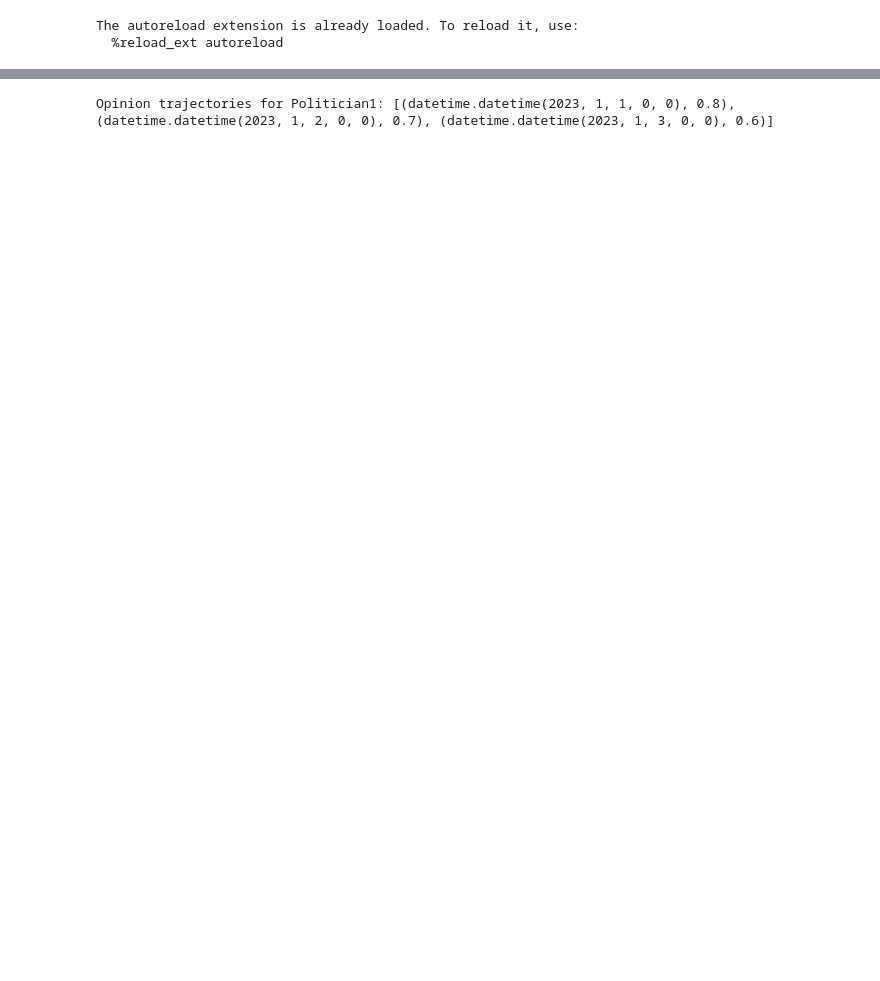
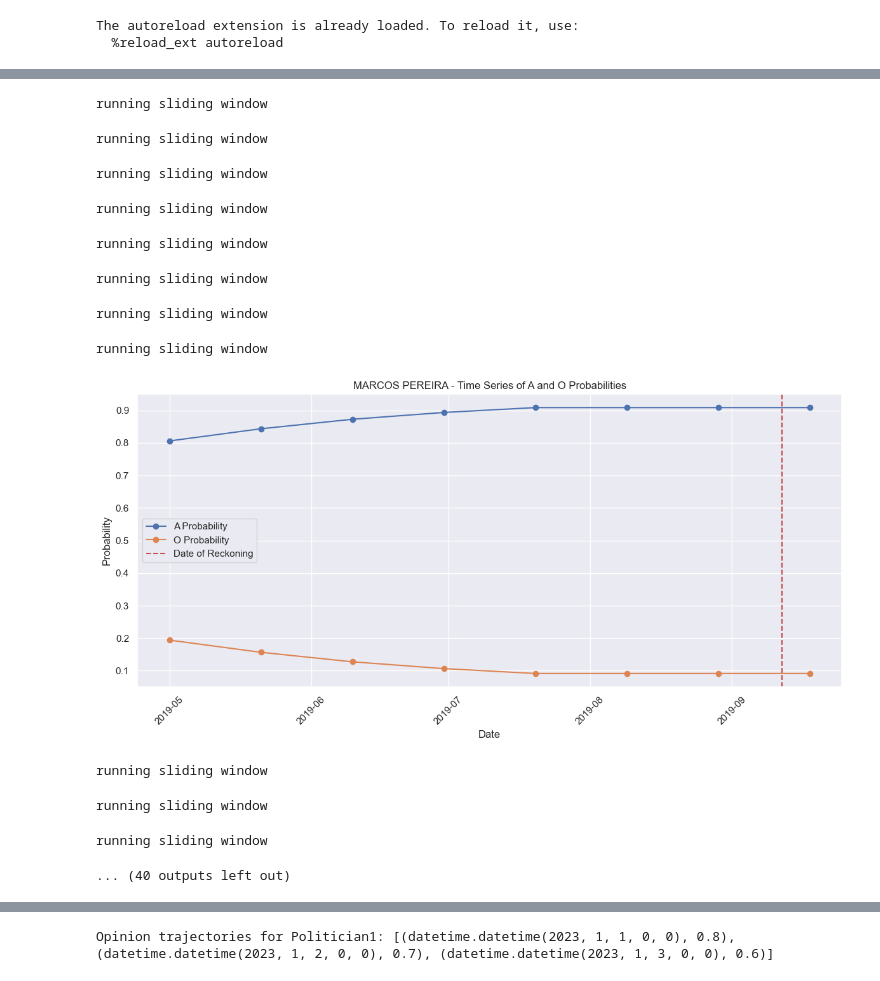
Before and after one commit to JoaoRibeiroMedeiros/political, a Jupyter notebook: notebooks/01-ProbabilityTests.ipynb, the cells around one changed output, grey strips where cells are left out. Drawn from its saved outputs; the diff is of its cells as text; code cells hidden in the pictures; blank space fills up the shorter version.

```diff
--- a/notebooks/01-ProbabilityTests.ipynb
+++ b/notebooks/01-ProbabilityTests.ipynb
@@ -46,0 +51,12 @@ A_trajectories, O_trajectories, all_trajectories, set_probability = Experimento.
+# %%
+def get_high_statement_volatility_politicians(probability_analysis):
+    high_volatility_ids = [int(i ) for i, v in probability_analysis.from_politician_to_volatility.items() if 0.5 < v < 1]
+    return high_volatility_ids
+
+high_volatility_ids = get_high_statement_volatility_politicians(probability_analysis)
+
+high_volatility_politican_info = [probability_analysis.get_politician(i) for i in high_volatility_ids]
+
+from_name_to_id_high_vol = {info['NOME'].values[0]: int(info['Id_politico'].values[0]) for info in high_volatility_politican_info}
+from_id_to_name_high_vol = {v: k for k, v in high_volatility_dict.items()}
+from_id_to_name_high_vol
@@ -46,0 +141,22 @@ A_trajectories, O_trajectories, all_trajectories, set_probability = Experimento.
+# %%
+
+# get_probability_evolution(high_volatility_dict['ARTHUR LIRA'])
+
+for politican in high_volatility_ids:
+    from_time_cut_to_probability = get_probability_evolution(politican)
+    name = from_id_to_name_high_vol[politican]
+    plot_prob_evolution(name, from_time_cut_to_probability)
+# %% [output]
+running sliding window
+running sliding window
+running sliding window
+running sliding window
+running sliding window
+running sliding window
+running sliding window
+running sliding window
+[figure, added]
+running sliding window
+running sliding window
+running sliding window
+... (40 outputs left out)
```
Also changed, not shown: parts of 12 cells of this notebook, 2 other files.
